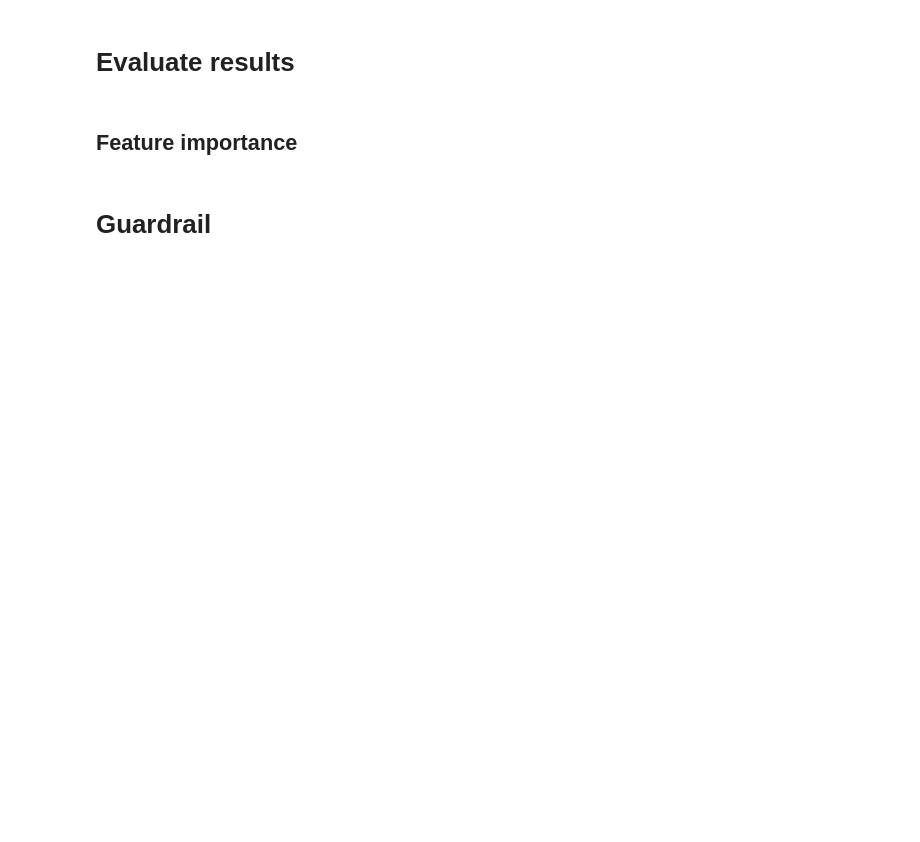
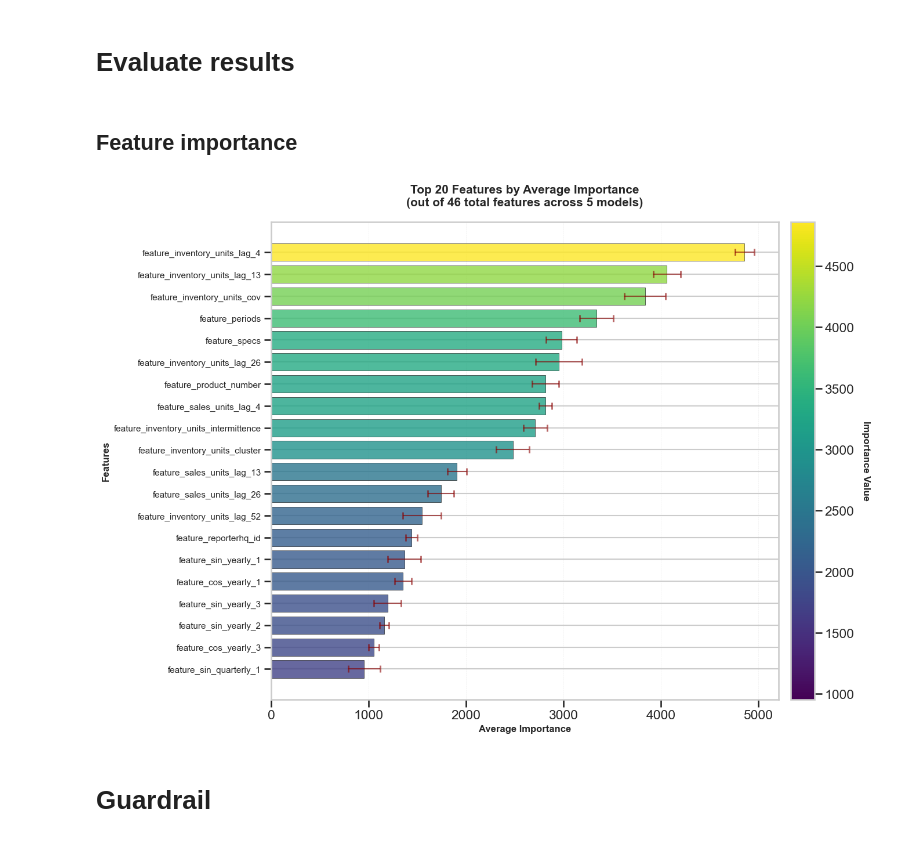
Before and after one commit to ipveka/Forecaster, a Jupyter notebook: notebooks/runner.ipynb, the cells around one changed output. Drawn from its saved outputs; the diff is of its cells as text; code cells hidden in the pictures; blank space fills up the shorter version.

```diff
--- a/notebooks/runner.ipynb
+++ b/notebooks/runner.ipynb
@@ -469,7 +476,9 @@ if use_guardrail:
 ## Feature importance
 # %%
 # Plot the average feature importance across all cutoffs
-forecaster.plot_feature_importance(top_n=15, show_std=True, color_scale=True)
+forecaster.plot_feature_importance(top_n=20)
+# %% [output]
+[figure, added]
 # %% [markdown]
 # Guardrail
 # %%
```
Also changed, not shown: parts of 23 cells of this notebook, 5 other files.
